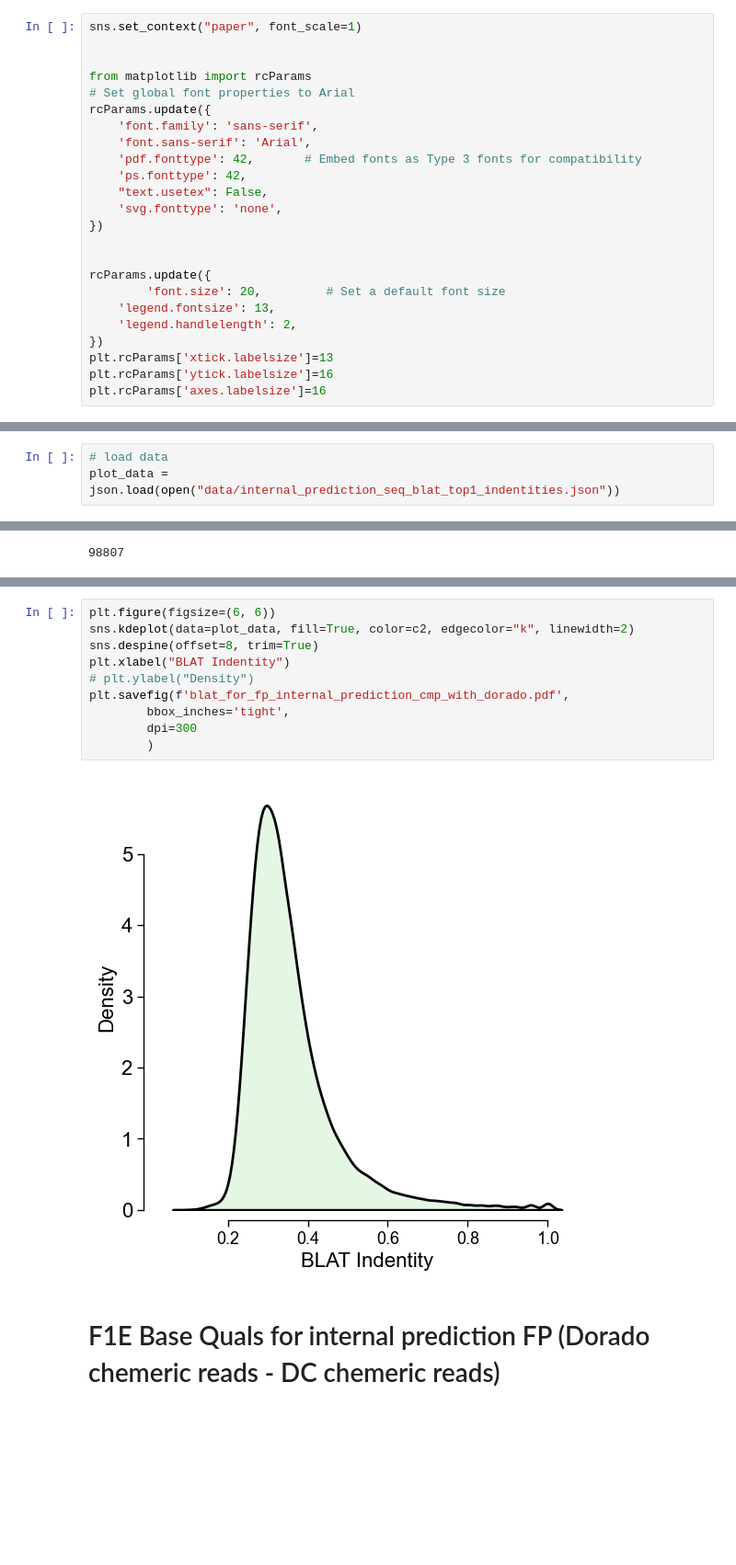
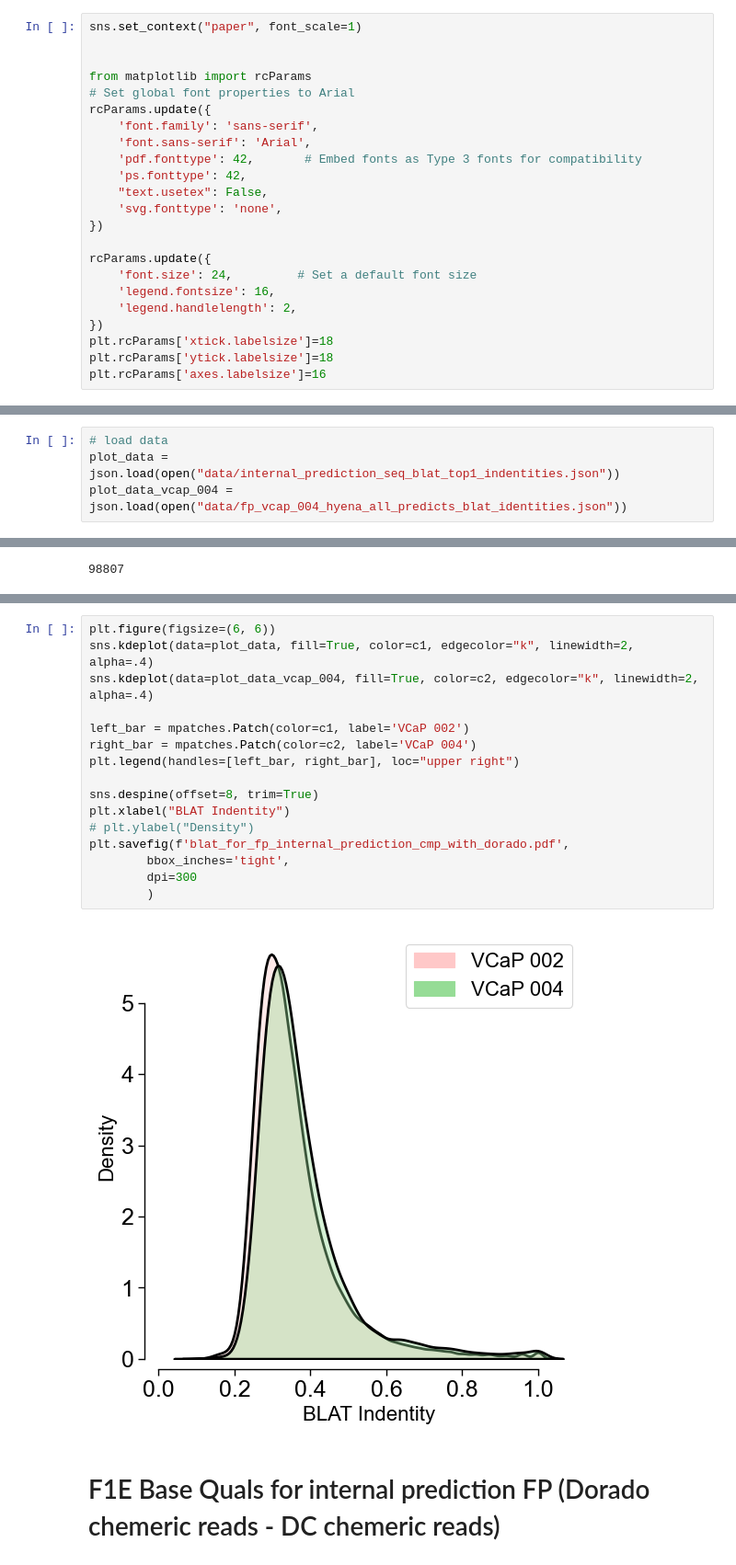
Before and after one commit to cauliyang/deepchopper-paper, a Jupyter notebook: figures/figures.ipynb, the cells around one changed output, grey strips where cells are left out. Shown at 92% size. Saved outputs shown, nothing was run; the diff lists cells and outputs as text; blank space fills up the shorter version.

```diff
--- a/figures/figures.ipynb
+++ b/figures/figures.ipynb
@@ -24,14 +24,13 @@ rcParams.update({
     'svg.fonttype': 'none',
 })
 
-
 rcParams.update({
-        'font.size': 20,         # Set a default font size
-    'legend.fontsize': 13,
+    'font.size': 24,         # Set a default font size
+    'legend.fontsize': 16,
     'legend.handlelength': 2,
 })
-plt.rcParams['xtick.labelsize']=13
-plt.rcParams['ytick.labelsize']=16
+plt.rcParams['xtick.labelsize']=18
+plt.rcParams['ytick.labelsize']=18
 plt.rcParams['axes.labelsize']=16
 # %% [markdown]
 # F1C Bar PLot for Chemeric Read compare
@@ -157,6 +158,7 @@ import json
 # %%
 # load data
 plot_data = json.load(open("data/internal_prediction_seq_blat_top1_indentities.json"))
+plot_data_vcap_004 = json.load(open("data/fp_vcap_004_hyena_all_predicts_blat_identities.json"))
 # %%
 len(plot_data)
 # %% [output]
@@ -164,15 +170,21 @@ len(plot_data)
 # %%
 plt.figure(figsize=(6, 6))
-sns.kdeplot(data=plot_data, fill=True, color=c2, edgecolor="k", linewidth=2)
+sns.kdeplot(data=plot_data, fill=True, color=c1, edgecolor="k", linewidth=2,  alpha=.4)
+sns.kdeplot(data=plot_data_vcap_004, fill=True, color=c2, edgecolor="k", linewidth=2,  alpha=.4)
+
+left_bar = mpatches.Patch(color=c1, label='VCaP 002')
+right_bar = mpatches.Patch(color=c2, label='VCaP 004')
+plt.legend(handles=[left_bar, right_bar], loc="upper right")
+
 sns.despine(offset=8, trim=True)
 plt.xlabel("BLAT Indentity")
 # plt.ylabel("Density")
 plt.savefig(f'blat_for_fp_internal_prediction_cmp_with_dorado.pdf',
         bbox_inches='tight',
         dpi=300
         )
 # %% [output]
-[figure, old version]
+[figure, new version]
 # %% [markdown]
 # F1E Base Quals for internal prediction FP (Dorado chemeric reads - DC chemeric reads)
 # %%
```
Also changed, not shown: parts of 6 cells of this notebook, 7 other files.
